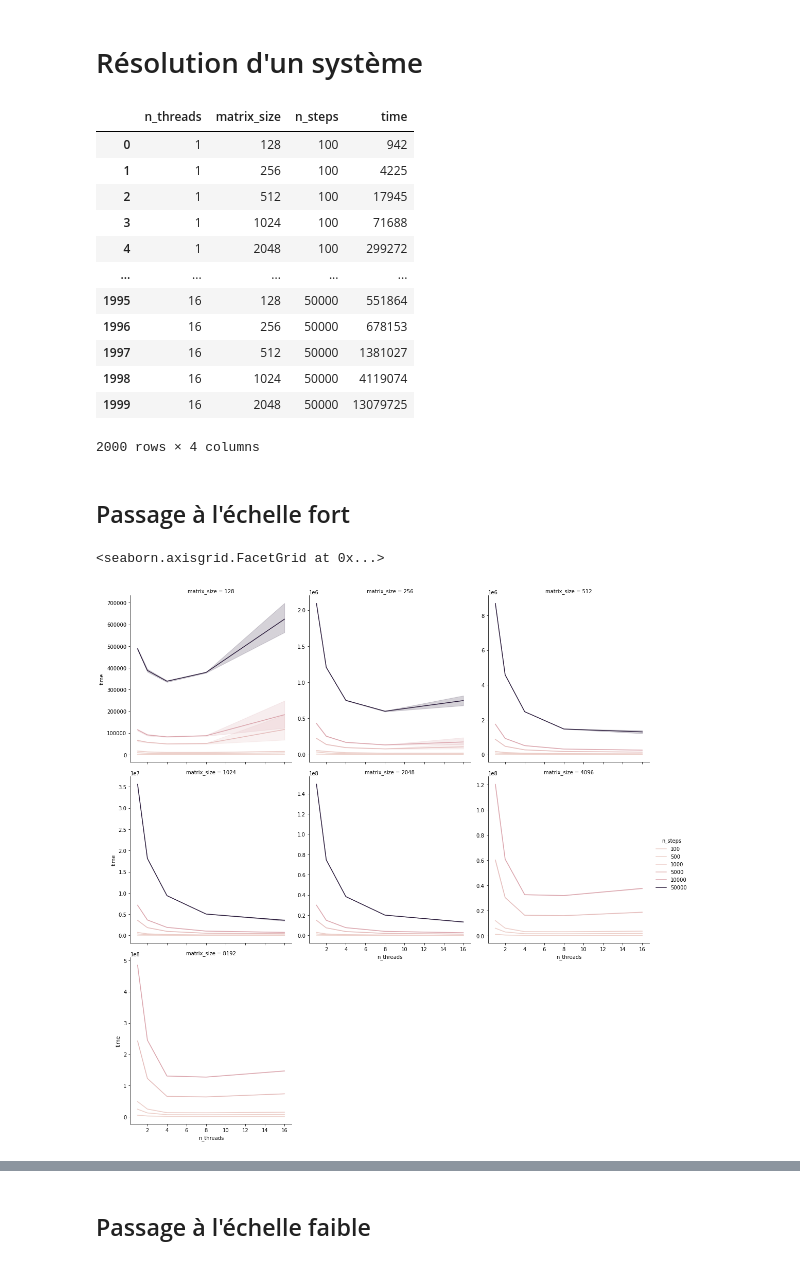
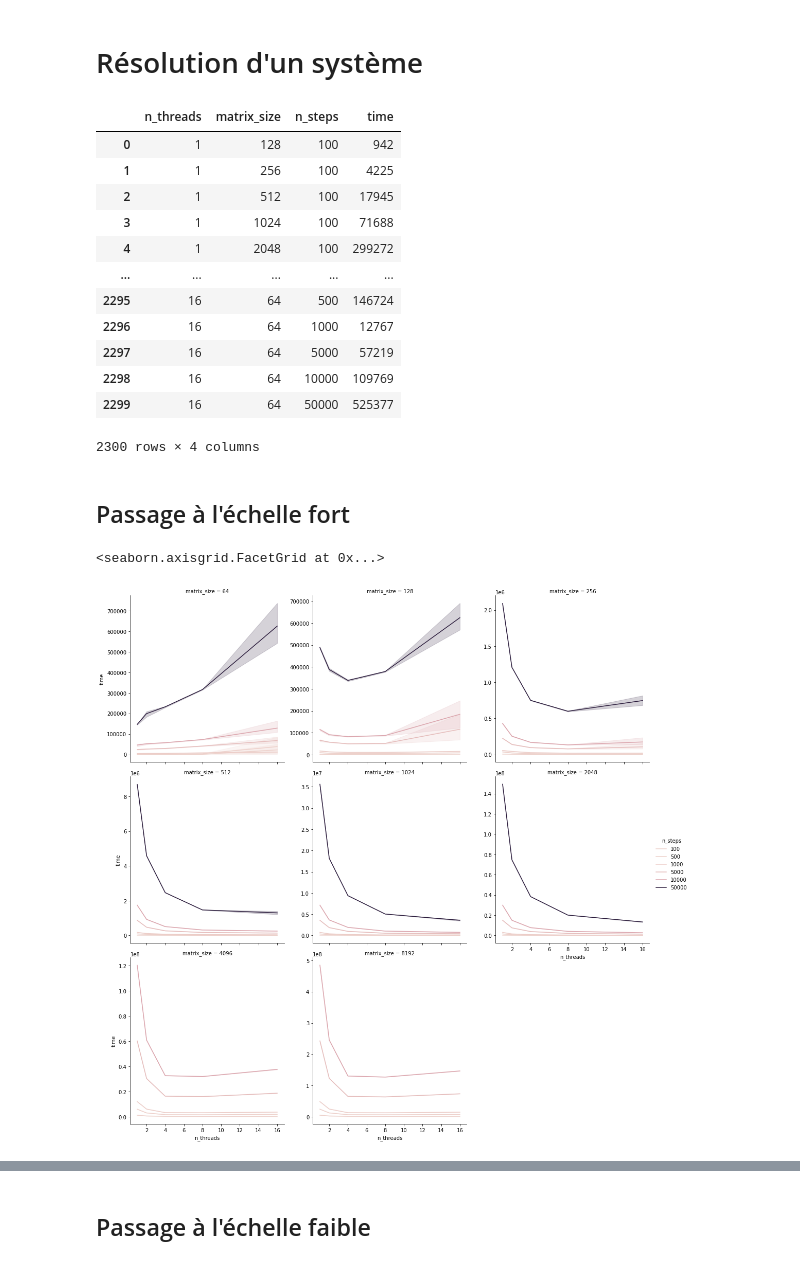
Before and after one commit to teobouvard/study, a Jupyter notebook: 5-INSA/hpc/td_openmp/benchmarks.ipynb, the cells around one changed output, grey strips where cells are left out. Drawn from its saved outputs; the diff is of its cells as text; code cells hidden in the pictures.

```diff
--- a/5-INSA/hpc/td_openmp/benchmarks.ipynb
+++ b/5-INSA/hpc/td_openmp/benchmarks.ipynb
@@ -9,8 +9,7 @@ matplotlib.rcParams['figure.figsize'] = (20, 10)
 # %% [markdown]
 # Résolution d'un système
 # %%
-header=('n_threads', 'matrix_size', 'n_steps', 'time')
-df = pd.read_csv('results/results_parallel_single_system.csv', names=header)
+df = pd.read_csv('results/results_single_system.csv')
 df
 # %% [output]
 |  | n_threads | matrix_size | n_steps | time |
@@ -20,17 +19,17 @@ df
 | 3 | 1 | 1024 | 100 | 71688 |
 | 4 | 1 | 2048 | 100 | 299272 |
 | ... | ... | ... | ... | ... |
-| 1995 | 16 | 128 | 50000 | 551864 |
-| 1996 | 16 | 256 | 50000 | 678153 |
-| 1997 | 16 | 512 | 50000 | 1381027 |
-| 1998 | 16 | 1024 | 50000 | 4119074 |
-| 1999 | 16 | 2048 | 50000 | 13079725 |
+| 2295 | 16 | 64 | 500 | 146724 |
+| 2296 | 16 | 64 | 1000 | 12767 |
+| 2297 | 16 | 64 | 5000 | 57219 |
+| 2298 | 16 | 64 | 10000 | 109769 |
+| 2299 | 16 | 64 | 50000 | 525377 |
-2000 rows × 4 columns
+2300 rows × 4 columns
 # %% [markdown]
 ## Passage à l'échelle fort
 # %%
-sns.relplot(data=df, x="n_threads", y="time", hue="n_steps", col="matrix_size", col_wrap=3, kind="line", facet_kws={'sharey': False})
+sns.relplot(data=df, x="n_threads", y="time", hue="n_steps", col="matrix_size", col_wrap=3, kind="line", legend="full", facet_kws={'sharey': False})
 # %% [output]
 <seaborn.axisgrid.FacetGrid at 0x...>
-[figure, old version]
+[figure, new version]
 # %%
```
Also changed, not shown: parts of 11 cells of this notebook.
